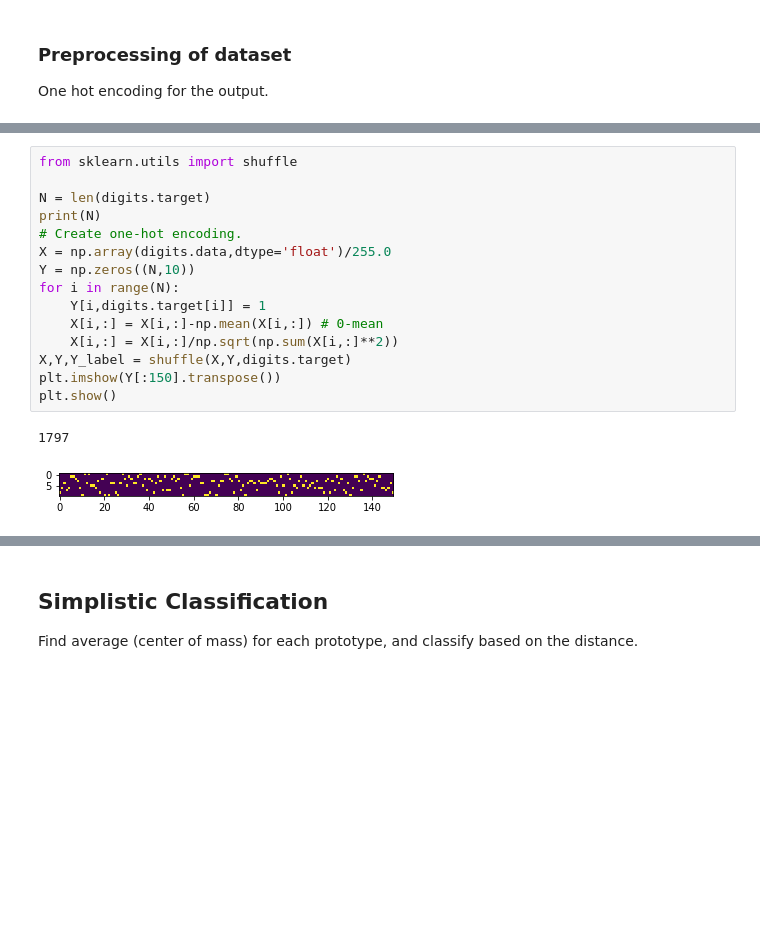
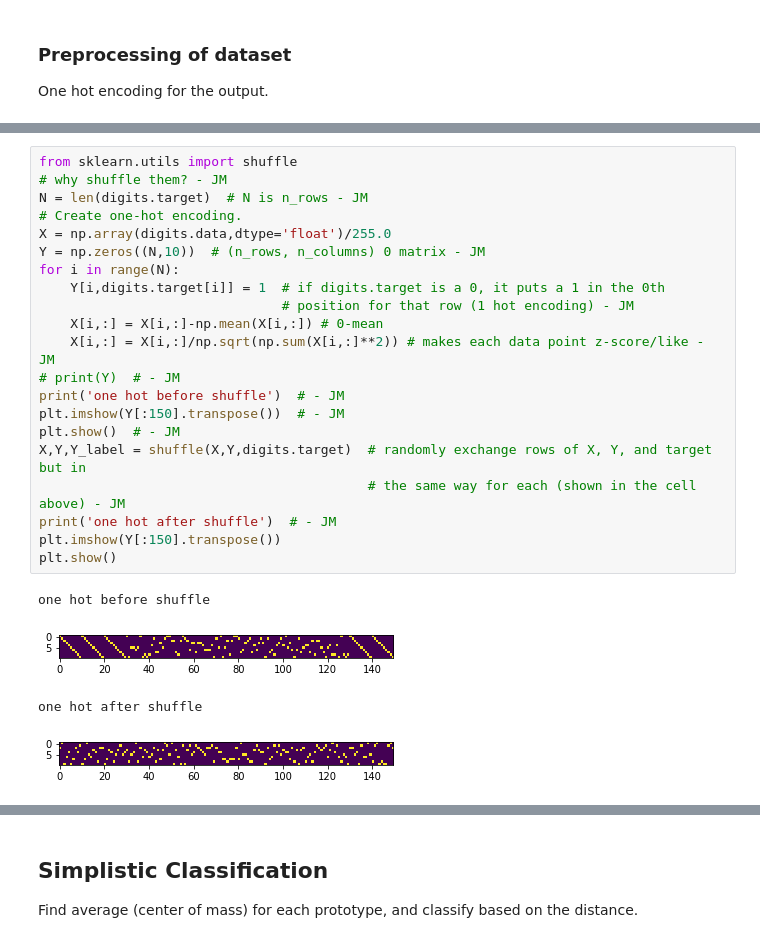
Before and after one commit to jessebmurray/eyetracking, a Jupyter notebook: ml_kouh_eyetracking.ipynb, the cells around one changed output, grey strips where cells are left out. Saved outputs shown, nothing was run; the diff lists cells and outputs as text; blank space fills up the shorter version.

```diff
--- a/ml_kouh_eyetracking.ipynb
+++ b/ml_kouh_eyetracking.ipynb
@@ -273,19 +302,27 @@ One hot encoding for the output.
 # %%
 from sklearn.utils import shuffle
-
-N = len(digits.target)
-print(N)
+# why shuffle them? - JM
+N = len(digits.target)  # N is n_rows - JM
 # Create one-hot encoding.
 X = np.array(digits.data,dtype='float')/255.0
-Y = np.zeros((N,10))
+Y = np.zeros((N,10))  # (n_rows, n_columns) 0 matrix - JM
 for i in range(N):
-    Y[i,digits.target[i]] = 1
+    Y[i,digits.target[i]] = 1  # if digits.target is a 0, it puts a 1 in the 0th
+                               # position for that row (1 hot encoding) - JM
     X[i,:] = X[i,:]-np.mean(X[i,:]) # 0-mean
-    X[i,:] = X[i,:]/np.sqrt(np.sum(X[i,:]**2))
-X,Y,Y_label = shuffle(X,Y,digits.target)
+    X[i,:] = X[i,:]/np.sqrt(np.sum(X[i,:]**2)) # makes each data point z-score/like - JM
+# print(Y)  # - JM
+print('one hot before shuffle')  # - JM
+plt.imshow(Y[:150].transpose())  # - JM
+plt.show()  # - JM
+X,Y,Y_label = shuffle(X,Y,digits.target)  # randomly exchange rows of X, Y, and target but in
+                                          # the same way for each (shown in the cell above) - JM
+print('one hot after shuffle')  # - JM
 plt.imshow(Y[:150].transpose())
 plt.show()
 # %% [output]
-1797
+one hot before shuffle
-[figure, old version]
+[figure, new version]
+one hot after shuffle
+[figure, added]
 # %%
```
Also changed, not shown: parts of 9 cells of this notebook.
